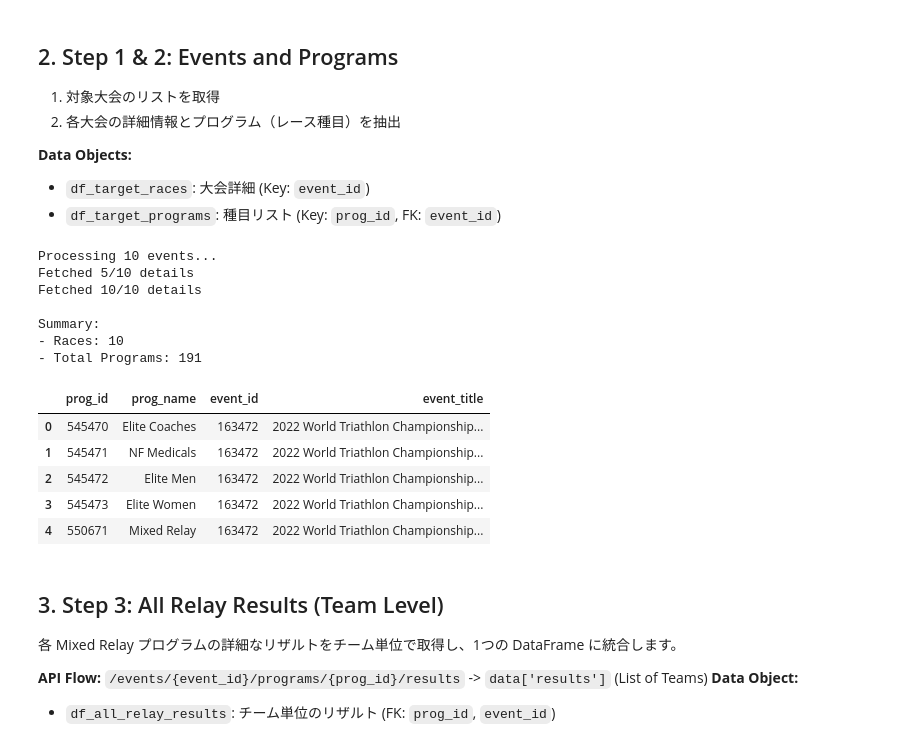
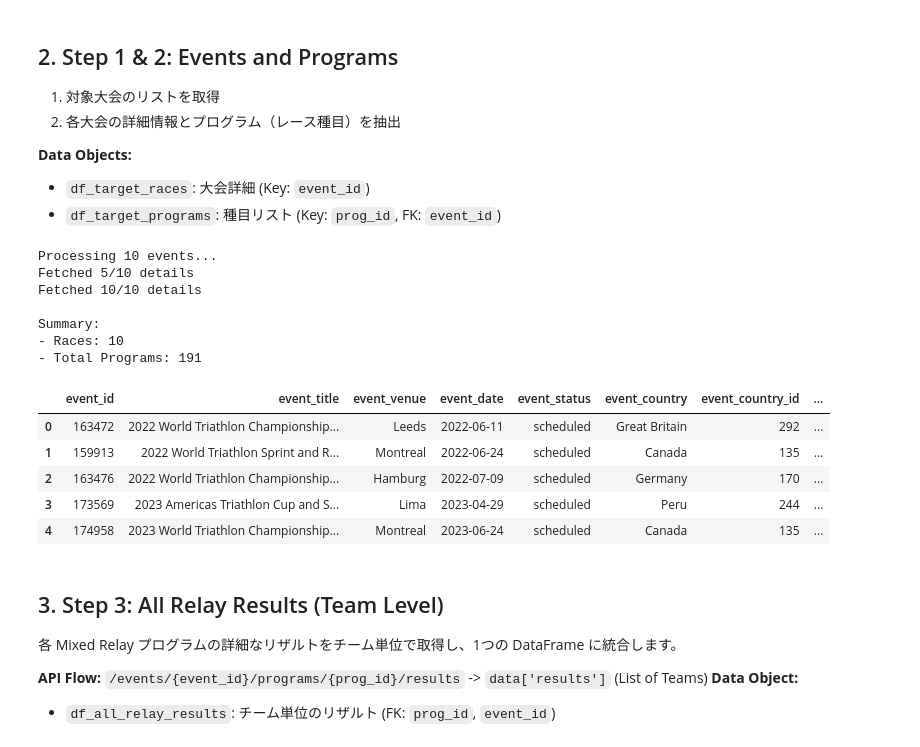
Before and after one commit to speed-works/oqr_simulation, a Jupyter notebook: data_ingestion.ipynb, the cells around one changed output. Saved outputs shown, nothing was run; the diff lists cells and outputs as text; code cells hidden in the pictures.

```diff
--- a/data_ingestion.ipynb
+++ b/data_ingestion.ipynb
@@ -101,40 +99,39 @@ def pick_priority_category(categories):
             return {'cat_id': cat_dict[pid].get('cat_id'), 'cat_name': cat_dict[pid].get('cat_name')}
 
     return {'cat_id': None, 'cat_name': None}
 
 # 各イベントに対してカテゴリを適用
 for event in detailed_events:
     picked = pick_priority_category(event.get('event_categories', []))
     event['cat_id'] = picked['cat_id']
     event['cat_name'] = picked['cat_name']
 
 # 必要なカラムのみを抽出して DataFrame 化
 event_columns = [
     'event_id', 'event_title', 'event_venue', 'event_date', 'event_status',
     'event_country', 'event_country_id', 'event_region_name', 'event_region_id',
     'cat_id', 'cat_name'
 ]
 
 df_target_races = pd.DataFrame(detailed_events)[event_columns]
 df_target_programs = json_normalize(all_programs)
 
 print(f"\nSummary:\n- Races: {len(df_target_races)}\n- Total Programs: {len(df_target_programs)}")
-df_target_races.to_csv('target_races_detailed.csv', index=False)
 display(df_target_races.head())
 # %% [output]
 Processing 10 events...
 Fetched 5/10 details
 Fetched 10/10 details
 
 Summary:
 - Races: 10
 - Total Programs: 191
-|  | prog_id | prog_name | event_id | event_title |
-| 0 | 545470 | Elite Coaches | 163472 | 2022 World Triathlon Championship... |
-| 1 | 545471 | NF Medicals | 163472 | 2022 World Triathlon Championship... |
-| 2 | 545472 | Elite Men | 163472 | 2022 World Triathlon Championship... |
-| 3 | 545473 | Elite Women | 163472 | 2022 World Triathlon Championship... |
-| 4 | 550671 | Mixed Relay | 163472 | 2022 World Triathlon Championship... |
+|  | event_id | event_title | event_venue | event_date | event_status | event_country | event_country_id | ... |
+| 0 | 163472 | 2022 World Triathlon Championship... | Leeds | 2022-06-11 | scheduled | Great Britain | 292 | ... |
+| 1 | 159913 | 2022 World Triathlon Sprint and R... | Montreal | 2022-06-24 | scheduled | Canada | 135 | ... |
+| 2 | 163476 | 2022 World Triathlon Championship... | Hamburg | 2022-07-09 | scheduled | Germany | 170 | ... |
+| 3 | 173569 | 2023 Americas Triathlon Cup and S... | Lima | 2023-04-29 | scheduled | Peru | 244 | ... |
+| 4 | 174958 | 2023 World Triathlon Championship... | Montreal | 2023-06-24 | scheduled | Canada | 135 | ... |
 # %% [markdown]
 ## 3. Step 3: All Relay Results (Team Level)
 各 Mixed Relay プログラムの詳細なリザルトをチーム単位で取得し、1つの DataFrame に統合します。
```
Also changed, not shown: parts of 1 cell of this notebook, 4 other files.
